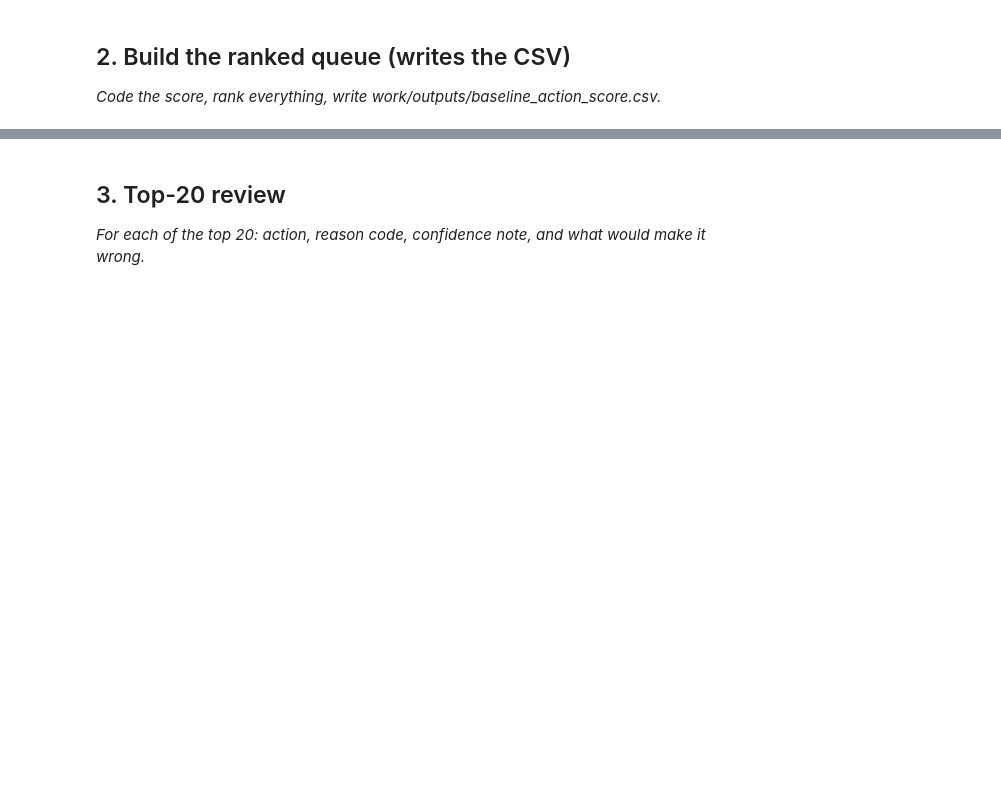
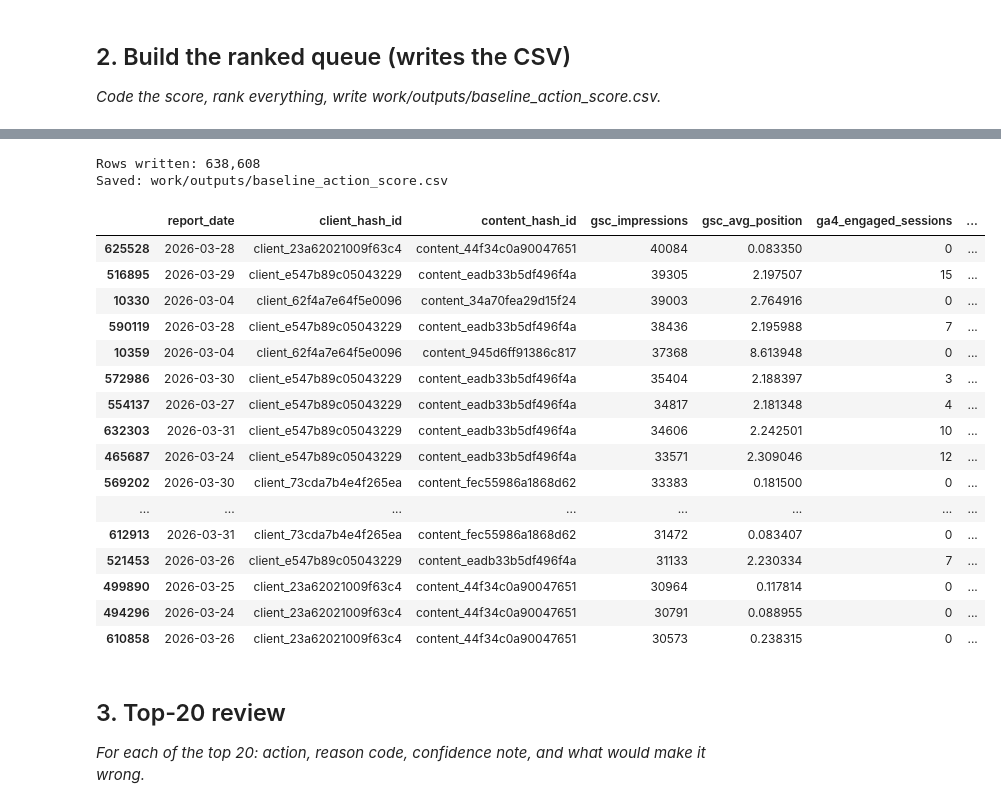
Before and after one commit to MUKUL-TIWARI/flyrank-ml-internship, a Jupyter notebook: work/notebooks/w04_baseline_score.ipynb, the cells around one changed output, grey strips where cells are left out. Cells and saved outputs as stored; diff of their text form; code cells hidden in the pictures; blank space fills up the shorter version.

Commit message:
Complete ML-07 Week 4 Baseline Action Score and Top-10 Review notebook

```diff
--- a/work/notebooks/w04_baseline_score.ipynb
+++ b/work/notebooks/w04_baseline_score.ipynb
@@ -8,0 +31,20 @@ This skeleton is yours to fill. Work the sections **in order** — each one has
+# %%
+import duckdb
+
+con = duckdb.connect()
+
+con.execute(
+    f"CREATE OR REPLACE SECRET hf (TYPE huggingface, TOKEN '{HF_TOKEN}')"
+)
+
+REL = "hf://datasets/FlyRank/internship-warehouse"
+
+TABLES = {
+    "dim_clients": f"read_parquet('{REL}/dim_clients.parquet')",
+    "dim_content": f"read_parquet('{REL}/dim_content.parquet')",
+    "fact_daily": f"read_parquet('{REL}/fact_content_daily_performance/**/*.parquet')",
+    "fact_daily_sample": f"read_parquet('{REL}/fact_content_daily_performance_sample.parquet')",
+    "fact_query_90d": f"read_parquet('{REL}/fact_content_query_90d.parquet')",
+}
+
+print("Connected successfully!")
@@ -23,3 +125,63 @@ This skeleton is yours to fill. Work the sections **in order** — each one has
+# %%
+import os
+import numpy as np
+
+query = f"""
+SELECT
+    report_date,
+    client_hash_id,
+    content_hash_id,
+    gsc_impressions,
+    gsc_avg_position,
+    COALESCE(ga4_engaged_sessions,0) AS ga4_engaged_sessions
+FROM {TABLES["fact_daily"]}
+WHERE month='2026-03'
+  AND gsc_impressions >= 100
+"""
+
+df = con.sql(query).df()
+
+# Baseline score
+df["score"] = (
+    df["gsc_impressions"]
+    + np.where(df["gsc_avg_position"] > 20, 100, 0)
+    + np.where(df["ga4_engaged_sessions"] == 0, 100, 0)
+)
+
+df["reason_code"] = "visible_low_engagement"
+df["action"] = "REVIEW_CONTENT"
+
+df = df.sort_values("score", ascending=False)
+
+os.makedirs("work/outputs", exist_ok=True)
+
+output_path = "work/outputs/baseline_action_score.csv"
+df.to_csv(output_path, index=False)
+
+print(f"Rows written: {len(df):,}")
+print(f"Saved: {output_path}")
+
+df.head(20)
+# %% [output]
+Rows written: 638,608
+Saved: work/outputs/baseline_action_score.csv
+|  | report_date | client_hash_id | content_hash_id | gsc_impressions | gsc_avg_position | ga4_engaged_sessions | ... |
+| 625528 | 2026-03-28 | client_23a62021009f63c4 | content_44f34c0a90047651 | 40084 | 0.083350 | 0 | ... |
+| 516895 | 2026-03-29 | client_e547b89c05043229 | content_eadb33b5df496f4a | 39305 | 2.197507 | 15 | ... |
+| 10330 | 2026-03-04 | client_62f4a7e64f5e0096 | content_34a70fea29d15f24 | 39003 | 2.764916 | 0 | ... |
+| 590119 | 2026-03-28 | client_e547b89c05043229 | content_eadb33b5df496f4a | 38436 | 2.195988 | 7 | ... |
+| 10359 | 2026-03-04 | client_62f4a7e64f5e0096 | content_945d6ff91386c817 | 37368 | 8.613948 | 0 | ... |
+| 572986 | 2026-03-30 | client_e547b89c05043229 | content_eadb33b5df496f4a | 35404 | 2.188397 | 3 | ... |
+| 554137 | 2026-03-27 | client_e547b89c05043229 | content_eadb33b5df496f4a | 34817 | 2.181348 | 4 | ... |
+| 632303 | 2026-03-31 | client_e547b89c05043229 | content_eadb33b5df496f4a | 34606 | 2.242501 | 10 | ... |
+| 465687 | 2026-03-24 | client_e547b89c05043229 | content_eadb33b5df496f4a | 33571 | 2.309046 | 12 | ... |
+| 569202 | 2026-03-30 | client_73cda7b4e4f265ea | content_fec55986a1868d62 | 33383 | 0.181500 | 0 | ... |
+| ... | ... | ... | ... | ... | ... | ... | ... |
+| 612913 | 2026-03-31 | client_73cda7b4e4f265ea | content_fec55986a1868d62 | 31472 | 0.083407 | 0 | ... |
+| 521453 | 2026-03-26 | client_e547b89c05043229 | content_eadb33b5df496f4a | 31133 | 2.230334 | 7 | ... |
+| 499890 | 2026-03-25 | client_23a62021009f63c4 | content_44f34c0a90047651 | 30964 | 0.117814 | 0 | ... |
+| 494296 | 2026-03-24 | client_23a62021009f63c4 | content_44f34c0a90047651 | 30791 | 0.088955 | 0 | ... |
+| 610858 | 2026-03-26 | client_23a62021009f63c4 | content_44f34c0a90047651 | 30573 | 0.238315 | 0 | ... |
 # %% [markdown]
 ## 3. Top-20 review
 
```
Also changed, not shown: parts of 17 cells of this notebook.
